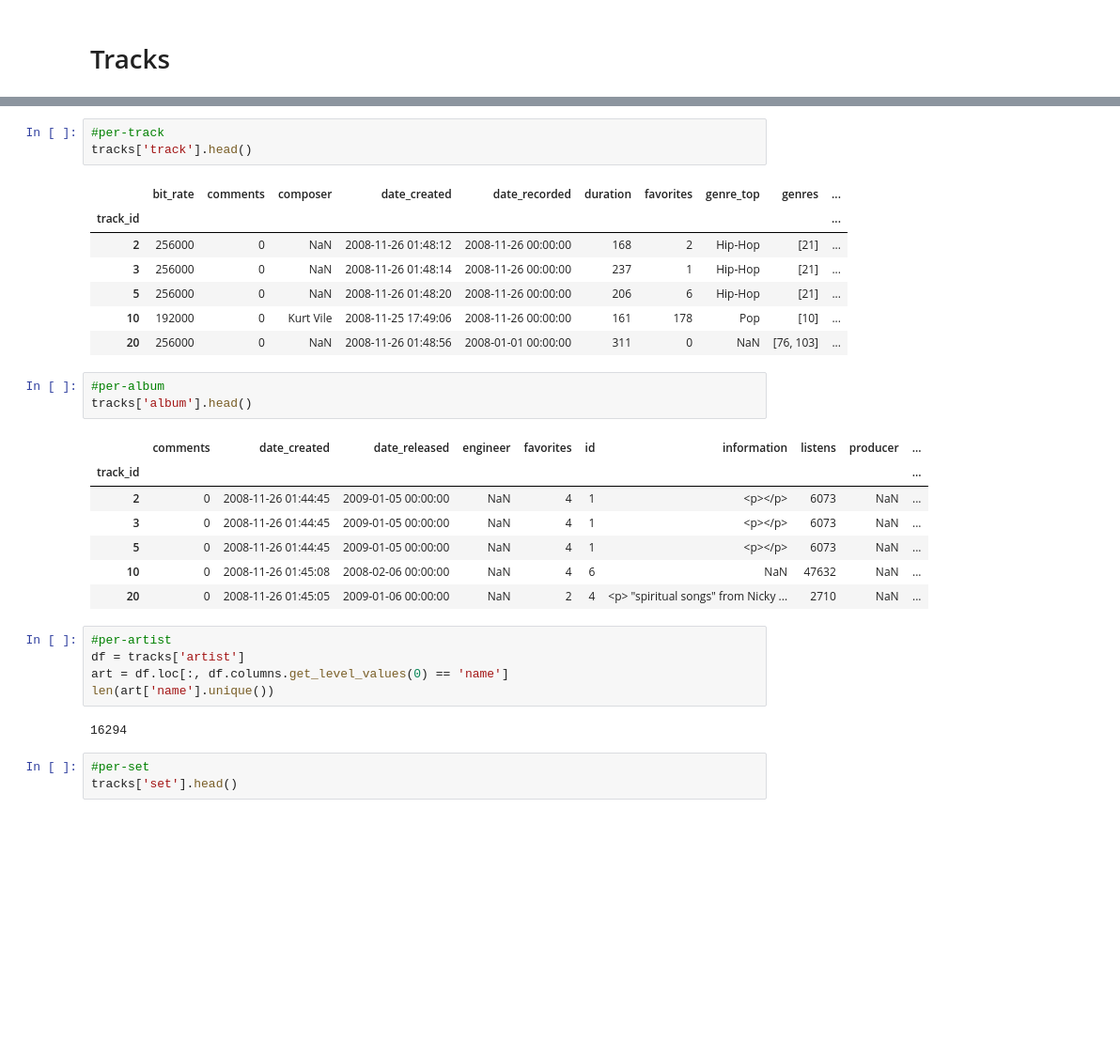
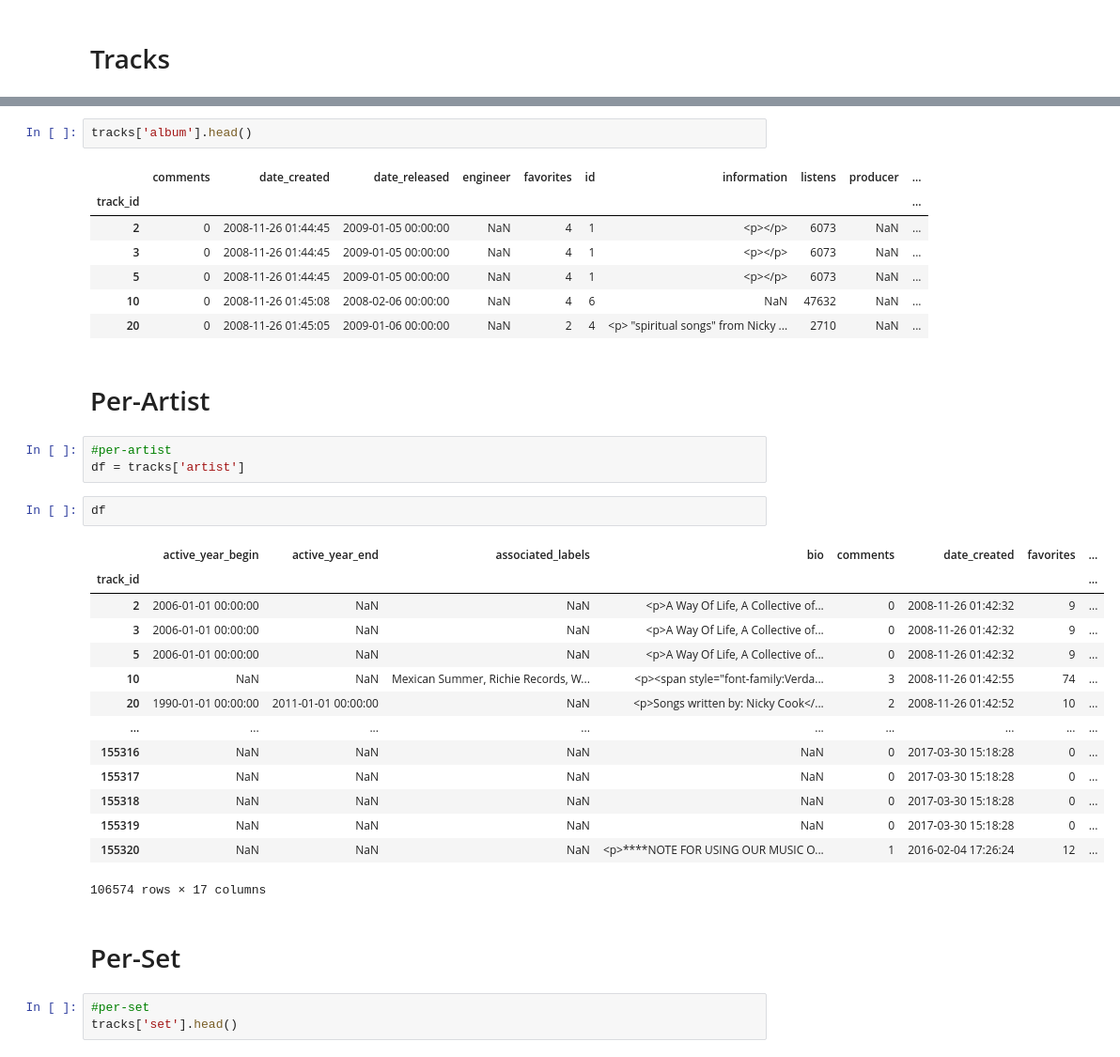
Before and after one commit to nhstaple/ecs-171-music-genre-classifier, a Jupyter notebook: Data_Management/dataCheck.ipynb, the cells around one changed output, grey strips where cells are left out. Shown at 94% size. Drawn from its saved outputs; the diff is of its cells as text; blank space fills up the shorter version.

```diff
--- a/Data_Management/dataCheck.ipynb
+++ b/Data_Management/dataCheck.ipynb
@@ -39,32 +52,37 @@ t
+# %%
+tracks['album'].head()
+# %% [output]
+|  | comments | date_created | date_released | engineer | favorites | id | information | listens | producer | ... |
+| track_id |  |  |  |  |  |  |  |  |  | ... |
+| 2 | 0 | 2008-11-26 01:44:45 | 2009-01-05 00:00:00 | NaN | 4 | 1 | <p></p> | 6073 | NaN | ... |
+| 3 | 0 | 2008-11-26 01:44:45 | 2009-01-05 00:00:00 | NaN | 4 | 1 | <p></p> | 6073 | NaN | ... |
+| 5 | 0 | 2008-11-26 01:44:45 | 2009-01-05 00:00:00 | NaN | 4 | 1 | <p></p> | 6073 | NaN | ... |
+| 10 | 0 | 2008-11-26 01:45:08 | 2008-02-06 00:00:00 | NaN | 4 | 6 | NaN | 47632 | NaN | ... |
+| 20 | 0 | 2008-11-26 01:45:05 | 2009-01-06 00:00:00 | NaN | 2 | 4 | <p> "spiritual songs" from Nicky ... | 2710 | NaN | ... |
+# %% [markdown]
+# Per-Artist
 # %%
-#per-track
-tracks['track'].head()
+#per-artist
+df = tracks['artist']
-# %% [output]
-|  | bit_rate | comments | composer | date_created | date_recorded | duration | favorites | genre_top | genres | ... |
-| track_id |  |  |  |  |  |  |  |  |  | ... |
-| 2 | 256000 | 0 | NaN | 2008-11-26 01:48:12 | 2008-11-26 00:00:00 | 168 | 2 | Hip-Hop | [21] | ... |
-| 3 | 256000 | 0 | NaN | 2008-11-26 01:48:14 | 2008-11-26 00:00:00 | 237 | 1 | Hip-Hop | [21] | ... |
-| 5 | 256000 | 0 | NaN | 2008-11-26 01:48:20 | 2008-11-26 00:00:00 | 206 | 6 | Hip-Hop | [21] | ... |
-| 10 | 192000 | 0 | Kurt Vile | 2008-11-25 17:49:06 | 2008-11-26 00:00:00 | 161 | 178 | Pop | [10] | ... |
-| 20 | 256000 | 0 | NaN | 2008-11-26 01:48:56 | 2008-01-01 00:00:00 | 311 | 0 | NaN | [76, 103] | ... |
-# %%
-#per-album
-tracks['album'].head()
-# %% [output]
-|  | comments | date_created | date_released | engineer | favorites | id | information | listens | producer | ... |
-| track_id |  |  |  |  |  |  |  |  |  | ... |
-| 2 | 0 | 2008-11-26 01:44:45 | 2009-01-05 00:00:00 | NaN | 4 | 1 | <p></p> | 6073 | NaN | ... |
-| 3 | 0 | 2008-11-26 01:44:45 | 2009-01-05 00:00:00 | NaN | 4 | 1 | <p></p> | 6073 | NaN | ... |
-| 5 | 0 | 2008-11-26 01:44:45 | 2009-01-05 00:00:00 | NaN | 4 | 1 | <p></p> | 6073 | NaN | ... |
-| 10 | 0 | 2008-11-26 01:45:08 | 2008-02-06 00:00:00 | NaN | 4 | 6 | NaN | 47632 | NaN | ... |
-| 20 | 0 | 2008-11-26 01:45:05 | 2009-01-06 00:00:00 | NaN | 2 | 4 | <p> "spiritual songs" from Nicky ... | 2710 | NaN | ... |
-# %%
-#per-artist
-df = tracks['artist']
-art = df.loc[:, df.columns.get_level_values(0) == 'name']
-len(art['name'].unique())
-# %% [output]
-16294
+# %%
+df
+# %% [output]
+|  | active_year_begin | active_year_end | associated_labels | bio | comments | date_created | favorites | ... |
+| track_id |  |  |  |  |  |  |  | ... |
+| 2 | 2006-01-01 00:00:00 | NaN | NaN | <p>A Way Of Life, A Collective of... | 0 | 2008-11-26 01:42:32 | 9 | ... |
+| 3 | 2006-01-01 00:00:00 | NaN | NaN | <p>A Way Of Life, A Collective of... | 0 | 2008-11-26 01:42:32 | 9 | ... |
+| 5 | 2006-01-01 00:00:00 | NaN | NaN | <p>A Way Of Life, A Collective of... | 0 | 2008-11-26 01:42:32 | 9 | ... |
+| 10 | NaN | NaN | Mexican Summer, Richie Records, W... | <p><span style="font-family:Verda... | 3 | 2008-11-26 01:42:55 | 74 | ... |
+| 20 | 1990-01-01 00:00:00 | 2011-01-01 00:00:00 | NaN | <p>Songs written by: Nicky Cook</... | 2 | 2008-11-26 01:42:52 | 10 | ... |
+| ... | ... | ... | ... | ... | ... | ... | ... | ... |
+| 155316 | NaN | NaN | NaN | NaN | 0 | 2017-03-30 15:18:28 | 0 | ... |
+| 155317 | NaN | NaN | NaN | NaN | 0 | 2017-03-30 15:18:28 | 0 | ... |
+| 155318 | NaN | NaN | NaN | NaN | 0 | 2017-03-30 15:18:28 | 0 | ... |
+| 155319 | NaN | NaN | NaN | NaN | 0 | 2017-03-30 15:18:28 | 0 | ... |
+| 155320 | NaN | NaN | NaN | <p>****NOTE FOR USING OUR MUSIC O... | 1 | 2016-02-04 17:26:24 | 12 | ... |
+106574 rows × 17 columns
+# %% [markdown]
+# Per-Set
 # %%
 #per-set
 tracks['set'].head()
```
Also changed, not shown: parts of 20 cells of this notebook.
